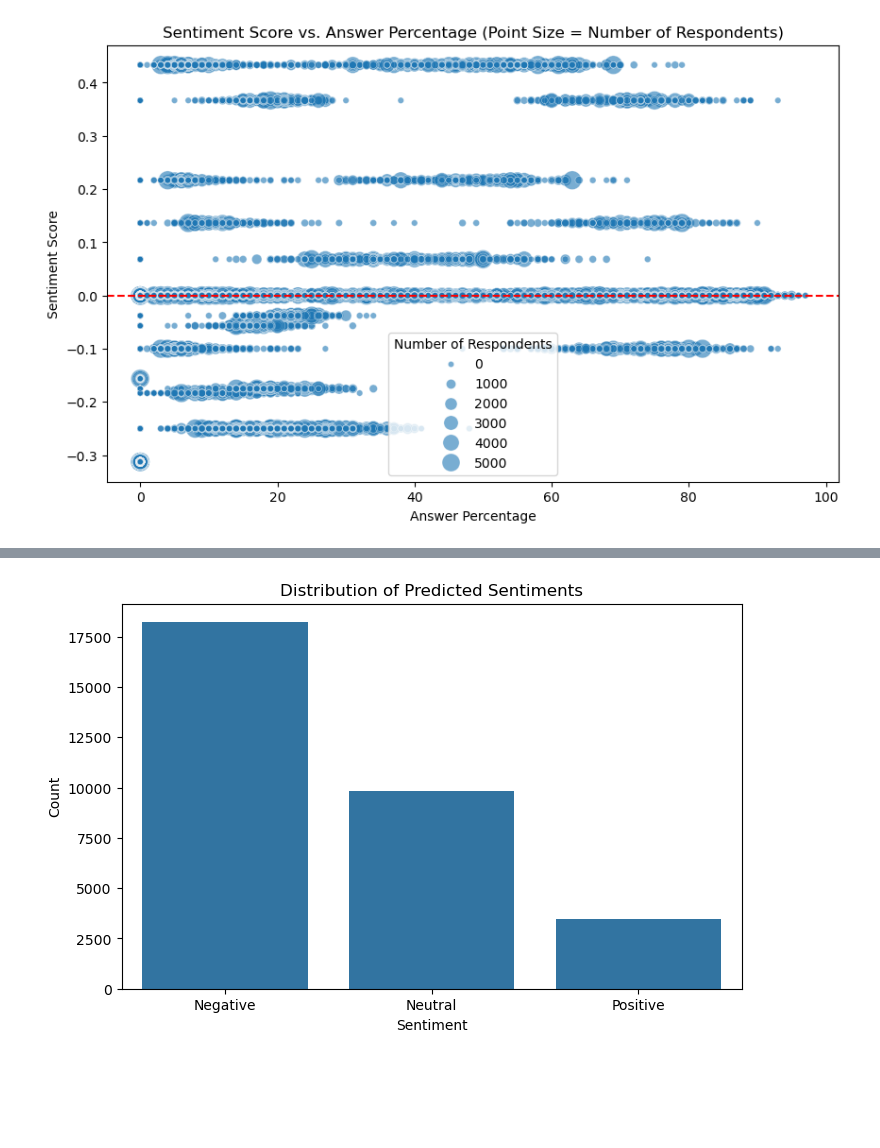
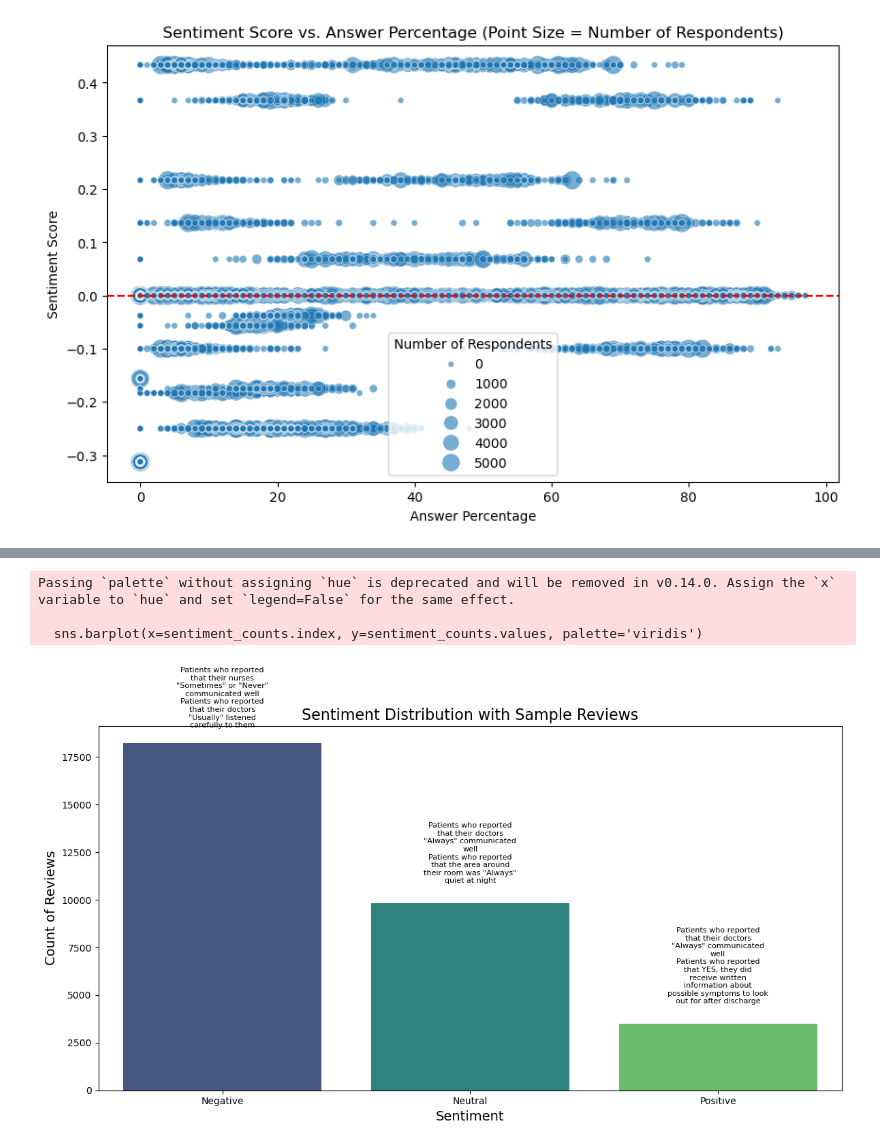
Before and after one commit to BigDataForSanDiego/Team-227, a Jupyter notebook: sentiment_analysis.ipynb, the cells around one changed output, grey strips where cells are left out. Saved outputs shown, nothing was run; the diff lists cells and outputs as text; code cells hidden in the pictures; blank space fills up the shorter version.

Commit message:
sentiment analysis chart with text reviews added

```diff
--- a/sentiment_analysis.ipynb
+++ b/sentiment_analysis.ipynb
@@ -80,4 +81,8 @@ from scipy.sparse import hstack
 # %%
+# Convert 'HCAHPS Answer Percent' to numeric, handling non-numeric values if necessary
+dataset['HCAHPS Answer Percent'] = pd.to_numeric(dataset['HCAHPS Answer Percent'], errors='coerce')
+
+# Define the categorize_sentiment function
 def categorize_sentiment(percent):
     if percent >= 70:
         return 'Positive'
@@ -218,9 +220,59 @@ ConversionError: Failed to convert value(s) to axis units: 'Positive'
-# %%
-plt.figure(figsize=(8, 5))
-sns.countplot(data=dataset, x='Sentiment', order=dataset['Sentiment'].value_counts().index)
-plt.title('Distribution of Predicted Sentiments')
-plt.xlabel('Sentiment')
-plt.ylabel('Count')
-plt.show()
-# %% [output]
-[figure, removed]
+# %%
+import matplotlib.pyplot as plt
+import seaborn as sns
+import random
+import textwrap  # For controlling text width
+
+# Step 1: Count the occurrences of each sentiment category
+sentiment_counts = dataset['Sentiment'].value_counts()
+
+# Step 2: Sample a few reviews from each sentiment category (limit to 2-3 reviews for clarity)
+def sample_reviews(sentiment, n=3):
+    reviews = dataset[dataset['Sentiment'] == sentiment]['HCAHPS Question'].values
+    return random.sample(list(reviews), min(len(reviews), n))  # Get up to 'n' random samples from the reviews
+
+# Sample 2 reviews for each sentiment for better visualization
+positive_reviews = sample_reviews('Positive', n=2)
+neutral_reviews = sample_reviews('Neutral', n=2)
+negative_reviews = sample_reviews('Negative', n=2)
+
+# Step 3: Create a bar chart for sentiment distribution
+plt.figure(figsize=(12, 7))
+sns.barplot(x=sentiment_counts.index, y=sentiment_counts.values, palette='viridis')
+
+# Step 4: Define a function to wrap text within a specific width
+def wrap_text(reviews, width=30):
+    wrapped_reviews = [textwrap.fill(review, width=width) for review in reviews]  # Limit each line to 'width' characters
+    return "\n".join(wrapped_reviews)
+
+# Step 5: Add summarized review text above the bars (only a few reviews per sentiment)
+def add_review_annotations(sentiment, reviews, index, count):
+    reviews_text = wrap_text(reviews, width=25)  # Wrap text with a width of 25 characters
+    # Adjust the vertical offset based on the sentiment
+    if sentiment == 'Negative':
+        y_offset = 750  # Lower the position for Negative sentiment to avoid title overlap
+    else:
+        y_offset = 1000  # Default position for other sentiments
+    plt.text(index, count + y_offset, reviews_text, ha='center', va='bottom', fontsize=8, color='black', wrap=True)
+
+# Step 6: Get the positions of each sentiment bar
+bar_positions = {category: i for i, category in enumerate(sentiment_counts.index)}
+
+# Annotate the bars with sample reviews
+add_review_annotations('Positive', positive_reviews, bar_positions['Positive'], sentiment_counts['Positive'])
+add_review_annotations('Neutral', neutral_reviews, bar_positions['Neutral'], sentiment_counts['Neutral'])
+add_review_annotations('Negative', negative_reviews, bar_positions['Negative'], sentiment_counts['Negative'])
+
+# Step 7: Add titles and labels
+plt.title('Sentiment Distribution with Sample Reviews', fontsize=16)
+plt.xlabel('Sentiment', fontsize=14)
+plt.ylabel('Count of Reviews', fontsize=14)
+
+# Show the plot
+plt.tight_layout()
+plt.show()
+# %% [output]
+Passing `palette` without assigning `hue` is deprecated and will be removed in v0.14.0. Assign the `x` variable to `hue` and set `legend=False` for the same effect.
+
+  sns.barplot(x=sentiment_counts.index, y=sentiment_counts.values, palette='viridis')
+[figure, added]
```
Also changed, not shown: parts of 13 cells of this notebook.
